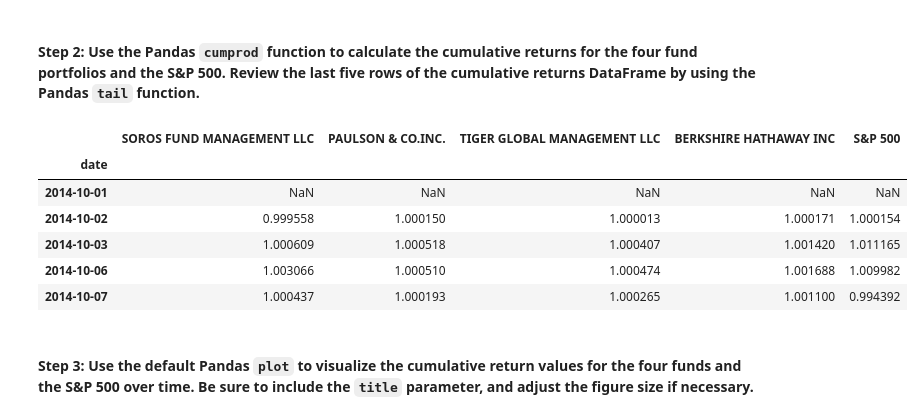
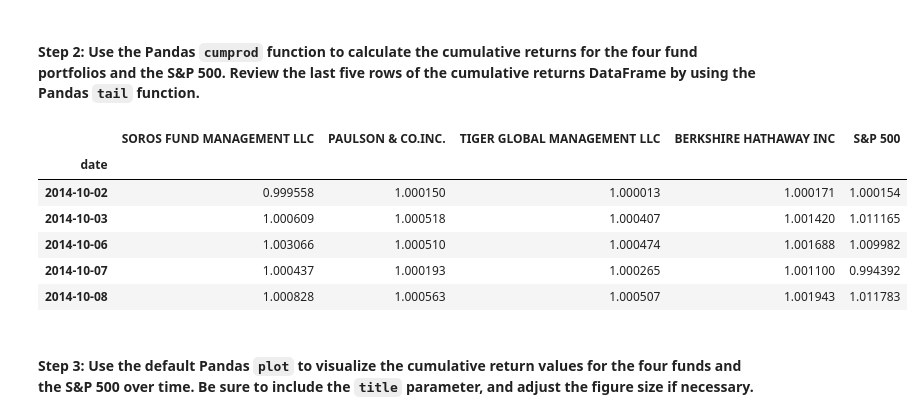
Before and after one commit to TheoG2022/TRG_Challenge_4, a Jupyter notebook: risk_return_analysis.ipynb, the cells around one changed output. Saved outputs shown, nothing was run; the diff lists cells and outputs as text; code cells hidden in the pictures.

```diff
--- a/risk_return_analysis.ipynb
+++ b/risk_return_analysis.ipynb
@@ -194,7 +198,7 @@ BERKSHIRE HATHAWAY INC         float64
 S&P 500                        float64
 dtype: object
 # %%
-daily_returns = whale_df.pct_change()
+daily_returns = whale_df.pct_change().dropna()
 
 daily_returns.head()
 # %% [output]
@@ -239,19 +243,19 @@ daily_returns.plot(title="Daily Returns", figsize=(15,10))
 # %%
 # Calculate and plot the cumulative returns of the 4 fund portfolios and the S&P 500
 # Review the last 5 rows of the cumulative returns DataFrame
 # YOUR CODE HERE
 
-cumulative_returns = (1 + daily_returns).cumprod()
+cumulative_returns = (1 + daily_returns).cumprod().dropna()
 
 cumulative_returns.head()
 # %% [output]
 |  | SOROS FUND MANAGEMENT LLC | PAULSON & CO.INC. | TIGER GLOBAL MANAGEMENT LLC | BERKSHIRE HATHAWAY INC | S&P 500 |
 | date |  |  |  |  |  |
-| 2014-10-01 | NaN | NaN | NaN | NaN | NaN |
 | 2014-10-02 | 0.999558 | 1.000150 | 1.000013 | 1.000171 | 1.000154 |
 | 2014-10-03 | 1.000609 | 1.000518 | 1.000407 | 1.001420 | 1.011165 |
 | 2014-10-06 | 1.003066 | 1.000510 | 1.000474 | 1.001688 | 1.009982 |
 | 2014-10-07 | 1.000437 | 1.000193 | 1.000265 | 1.001100 | 0.994392 |
+| 2014-10-08 | 1.000828 | 1.000563 | 1.000507 | 1.001943 | 1.011783 |
 # %% [markdown]
 #### Step 3: Use the default Pandas `plot` to visualize the cumulative return values for the four funds and the S&P 500 over time. Be sure to include the `title` parameter, and adjust the figure size if necessary.
 # %%
```
Also changed, not shown: parts of 15 cells of this notebook, 1 other file.
